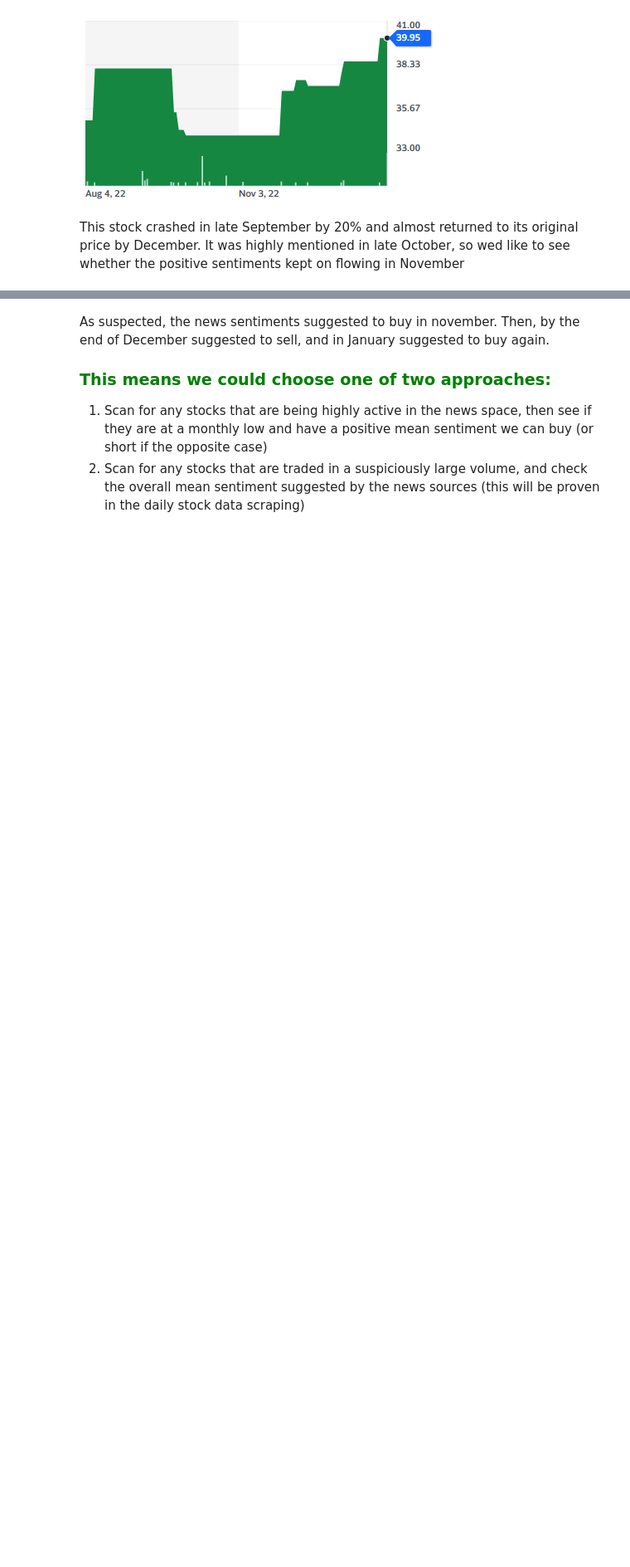
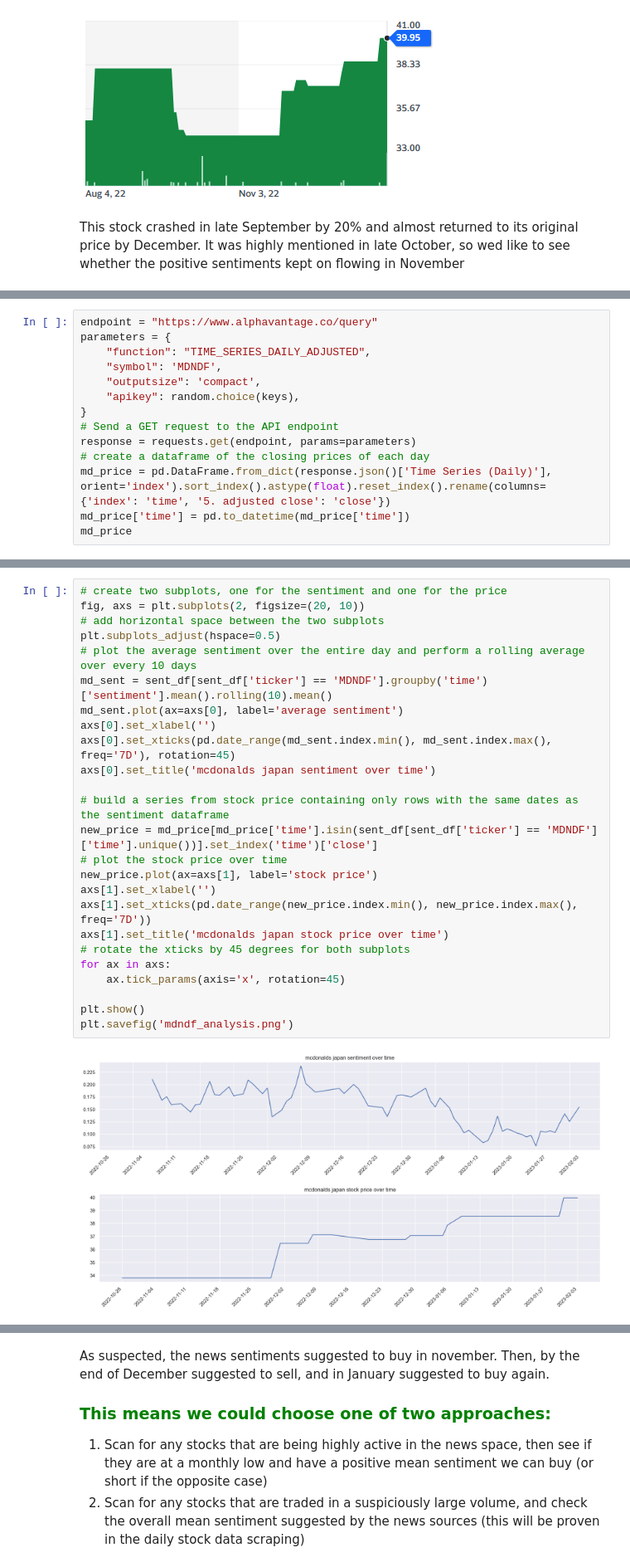
Before and after one commit to DavidPeleg6/Financial_News_Sentiments, a Jupyter notebook: news_sentiment_dataset/news_sentiment_dataset.ipynb, the cells around one changed output, grey strips where cells are left out. Shown at 83% size. Cells and saved outputs as stored; diff of their text form; blank space fills up the shorter version.

```diff
--- a/news_sentiment_dataset/news_sentiment_dataset.ipynb
+++ b/news_sentiment_dataset/news_sentiment_dataset.ipynb
@@ -206,0 +248,14 @@ plt.savefig('mdndf_analysis.png')
+# %%
+endpoint = "https://www.alphavantage.co/query"
+parameters = {
+    "function": "TIME_SERIES_DAILY_ADJUSTED",
+    "symbol": 'MDNDF',
+    "outputsize": 'compact',
+    "apikey": random.choice(keys),
+}
+# Send a GET request to the API endpoint
+response = requests.get(endpoint, params=parameters)
+# create a dataframe of the closing prices of each day
+md_price = pd.DataFrame.from_dict(response.json()['Time Series (Daily)'], orient='index').sort_index().astype(float).reset_index().rename(columns={'index': 'time', '5. adjusted close': 'close'})
+md_price['time'] = pd.to_datetime(md_price['time'])
+md_price
@@ -206,0 +276,27 @@ plt.savefig('mdndf_analysis.png')
+# %%
+# create two subplots, one for the sentiment and one for the price
+fig, axs = plt.subplots(2, figsize=(20, 10))
+# add horizontal space between the two subplots
+plt.subplots_adjust(hspace=0.5)
+# plot the average sentiment over the entire day and perform a rolling average over every 10 days
+md_sent = sent_df[sent_df['ticker'] == 'MDNDF'].groupby('time')['sentiment'].mean().rolling(10).mean()
+md_sent.plot(ax=axs[0], label='average sentiment')
+axs[0].set_xlabel('')
+axs[0].set_xticks(pd.date_range(md_sent.index.min(), md_sent.index.max(), freq='7D'), rotation=45)
+axs[0].set_title('mcdonalds japan sentiment over time')
+
+# build a series from stock price containing only rows with the same dates as the sentiment dataframe
+new_price = md_price[md_price['time'].isin(sent_df[sent_df['ticker'] == 'MDNDF']['time'].unique())].set_index('time')['close']
+# plot the stock price over time
+new_price.plot(ax=axs[1], label='stock price')
+axs[1].set_xlabel('')
+axs[1].set_xticks(pd.date_range(new_price.index.min(), new_price.index.max(), freq='7D'))
+axs[1].set_title('mcdonalds japan stock price over time')
+# rotate the xticks by 45 degrees for both subplots
+for ax in axs:
+    ax.tick_params(axis='x', rotation=45)
+
+plt.show()
+plt.savefig('mdndf_analysis.png')
+# %% [output]
+[figure, added]
```
Also changed, not shown: parts of 19 cells of this notebook, 4 other files.
